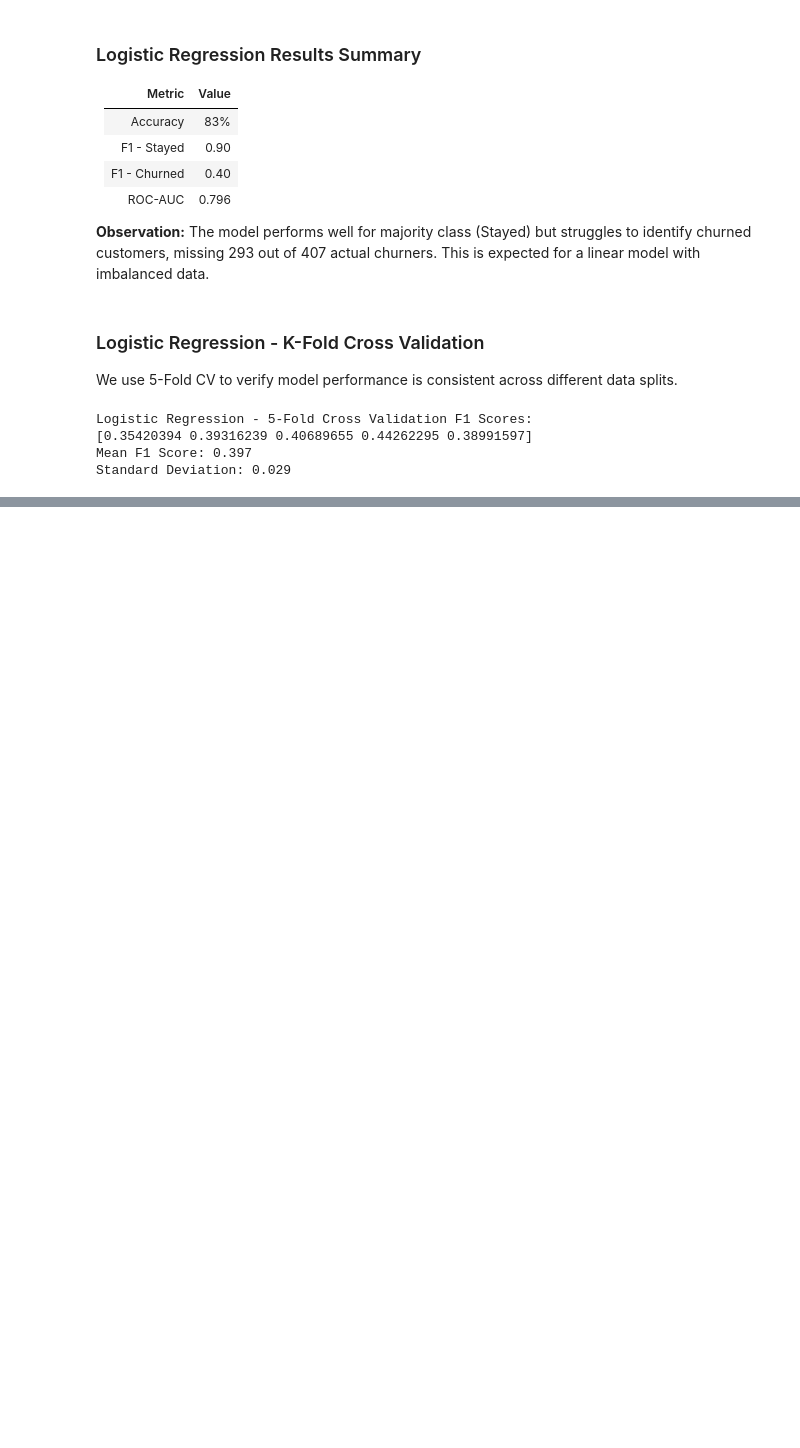
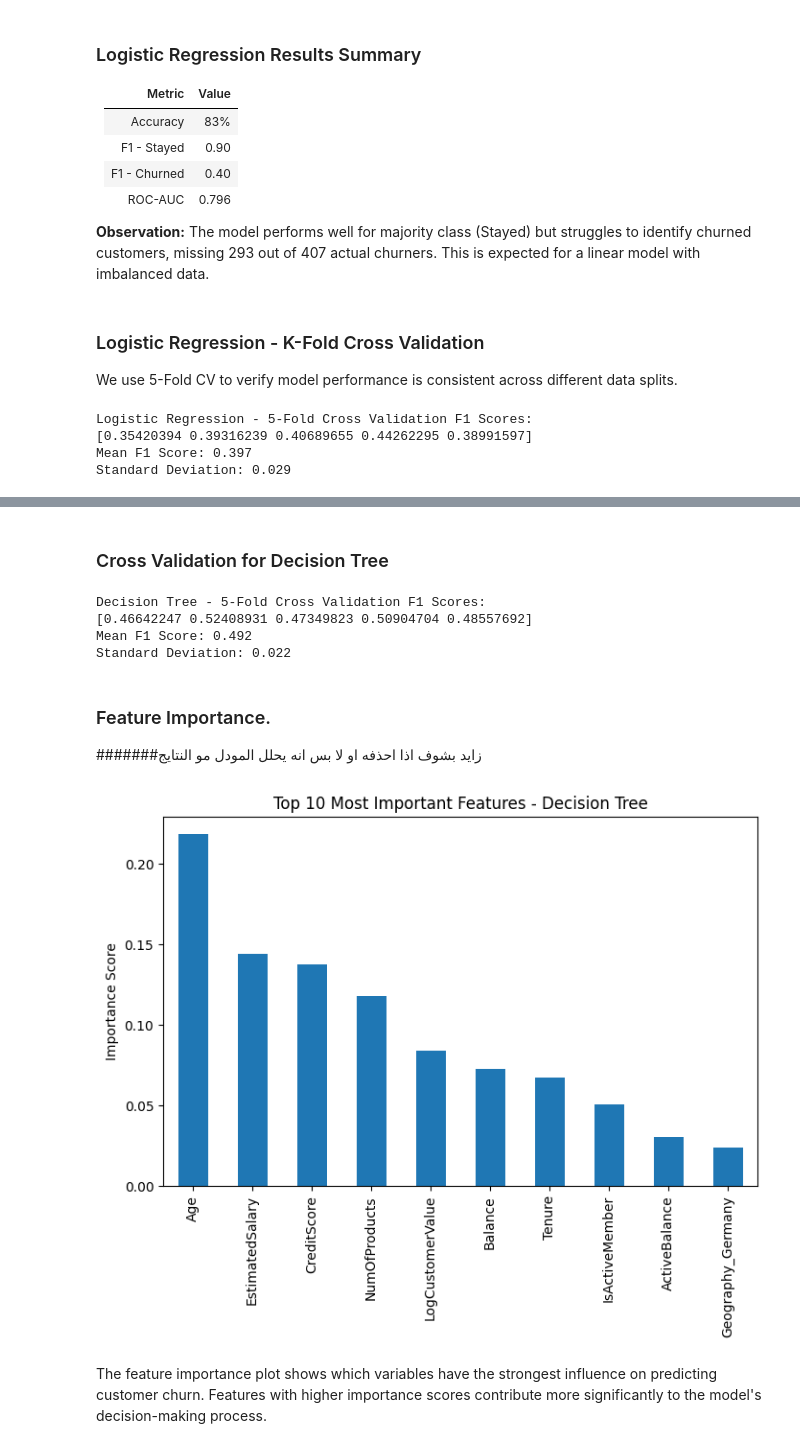
Before and after one commit to itsWesam/SWE485-Project-Group4, a Jupyter notebook: Phase1_Supervised_Learning.ipynb, the cells around one changed output, grey strips where cells are left out. Cells and saved outputs as stored; diff of their text form; code cells hidden in the pictures; blank space fills up the shorter version.

```diff
--- a/Phase1_Supervised_Learning.ipynb
+++ b/Phase1_Supervised_Learning.ipynb
@@ -208,0 +294,32 @@ Standard Deviation: 0.029
+# %% [markdown]
+### Cross Validation for Decision Tree
+# %%
+dt_cv_scores = cross_val_score(dt_model, X, y, cv=5, scoring='f1')
+
+print("Decision Tree - 5-Fold Cross Validation F1 Scores:")
+print(dt_cv_scores)
+print("Mean F1 Score:", dt_cv_scores.mean().round(3))
+print("Standard Deviation:", dt_cv_scores.std().round(3))
+# %% [output]
+Decision Tree - 5-Fold Cross Validation F1 Scores:
+[0.46642247 0.52408931 0.47349823 0.50904704 0.48557692]
+Mean F1 Score: 0.492
+Standard Deviation: 0.022
+# %% [markdown]
+### Feature Importance.
+#######زايد بشوف اذا احذفه او لا بس انه يحلل المودل مو النتايج
+# %%
+feature_importance = pd.Series(
+    dt_model.feature_importances_,
+    index=X.columns
+).sort_values(ascending=False)
+
+plt.figure(figsize=(8,5))
+feature_importance.head(10).plot(kind='bar')
+plt.title("Top 10 Most Important Features - Decision Tree")
+plt.ylabel("Importance Score")
+plt.show()
+# %% [output]
+[figure, added]
+# %% [markdown]
+The feature importance plot shows which variables have the strongest influence on predicting customer churn. Features with higher importance scores contribute more significantly to the model's decision-making process.
```
Also changed, not shown: parts of 12 cells of this notebook.
